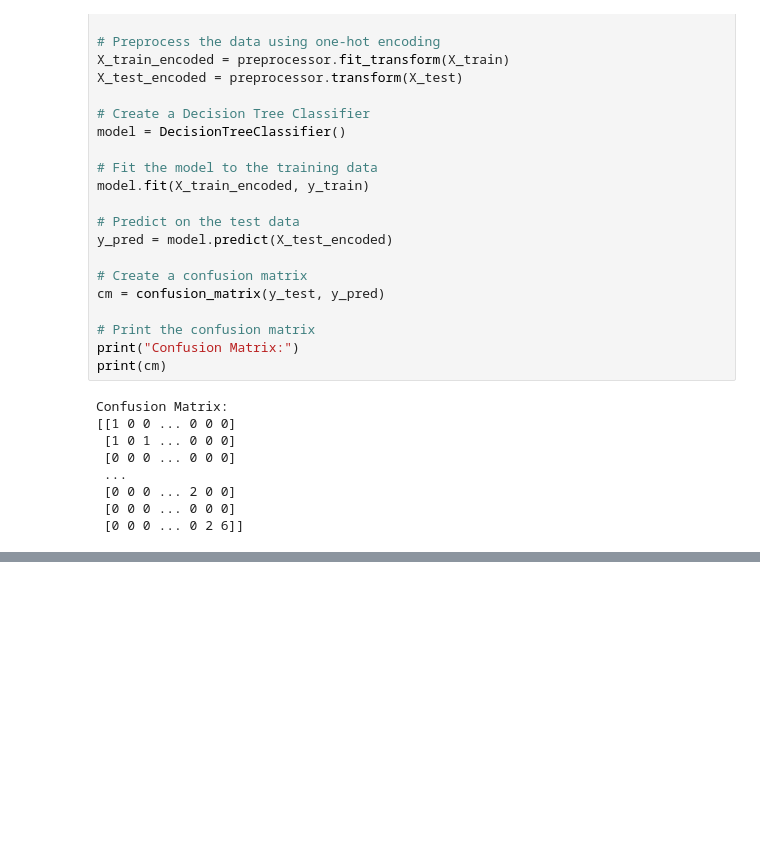
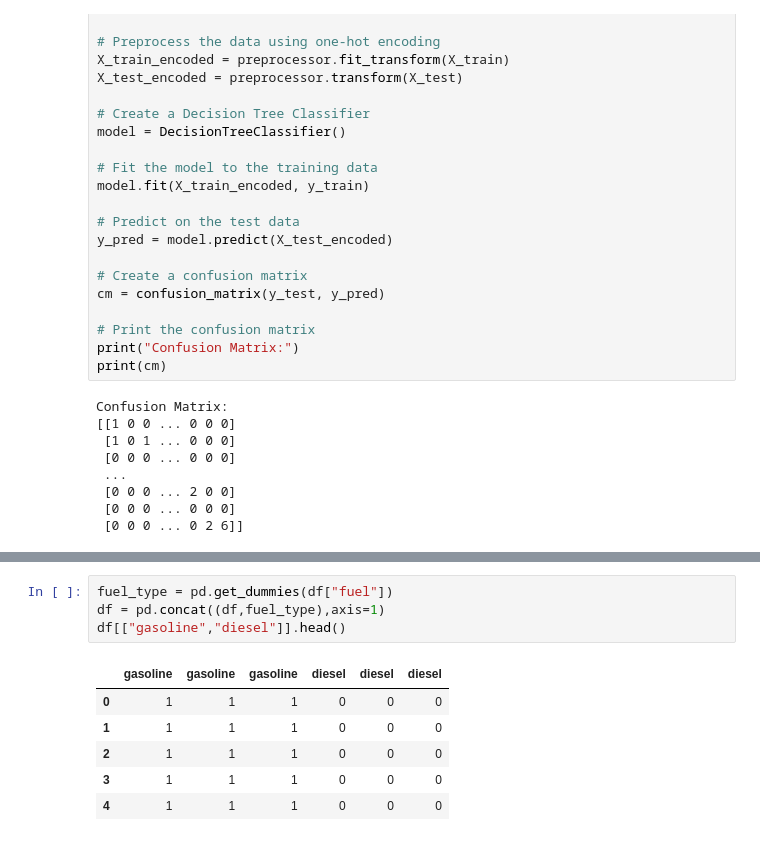
Before and after one commit to achu-narayan-s/Internship, a Jupyter notebook: datatrained_practice_code.ipynb, the cells around one changed output, grey strips where cells are left out. Cells and saved outputs as stored; diff of their text form; blank space fills up the shorter version.

```diff
--- a/datatrained_practice_code.ipynb
+++ b/datatrained_practice_code.ipynb
@@ -376,0 +437,11 @@ Confusion Matrix:
+# %%
+fuel_type = pd.get_dummies(df["fuel"])
+df = pd.concat((df,fuel_type),axis=1)
+df[["gasoline","diesel"]].head()
+# %% [output]
+|  | gasoline | gasoline | gasoline | diesel | diesel | diesel |
+| 0 | 1 | 1 | 1 | 0 | 0 | 0 |
+| 1 | 1 | 1 | 1 | 0 | 0 | 0 |
+| 2 | 1 | 1 | 1 | 0 | 0 | 0 |
+| 3 | 1 | 1 | 1 | 0 | 0 | 0 |
+| 4 | 1 | 1 | 1 | 0 | 0 | 0 |
```
Also changed, not shown: parts of 8 cells of this notebook.
